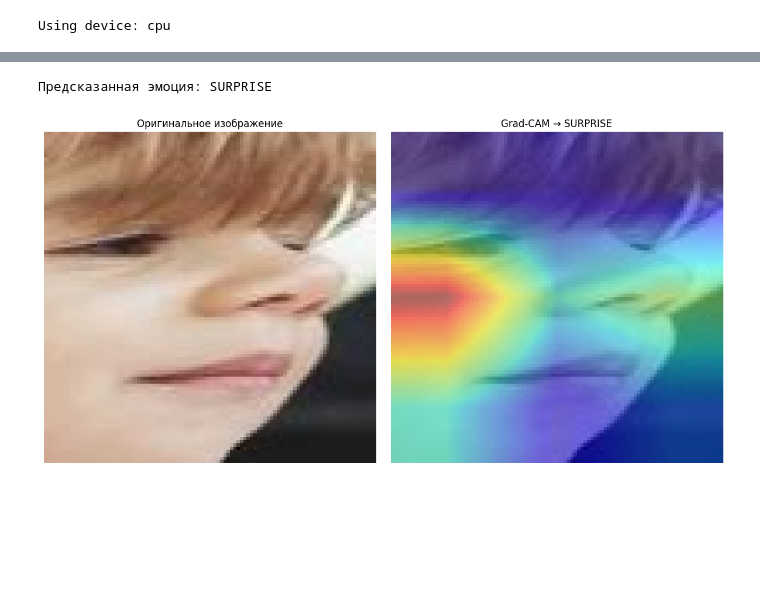
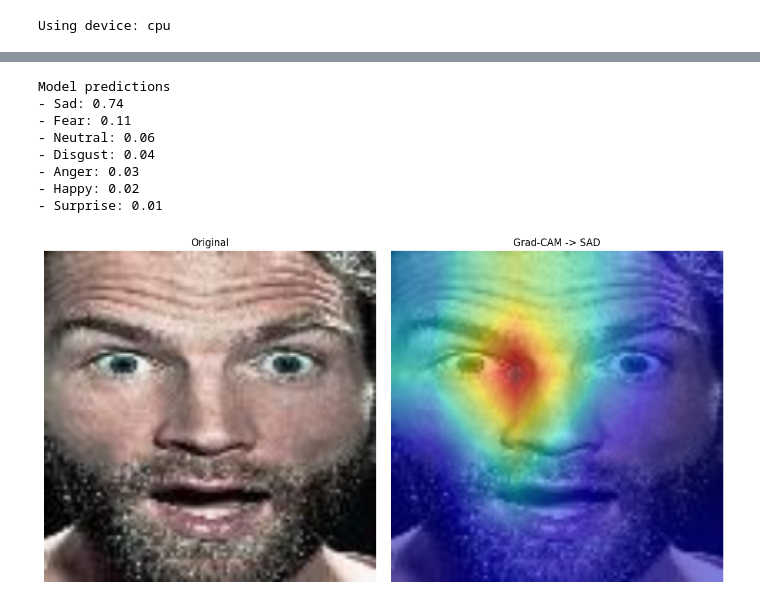
Before and after one commit to WorriedSeat/Grad-Cam, a Jupyter notebook: src/main.ipynb, the cells around one changed output, grey strips where cells are left out. Cells and saved outputs as stored; diff of their text form; code cells hidden in the pictures; blank space fills up the shorter version.

```diff
--- a/src/main.ipynb
+++ b/src/main.ipynb
@@ -161,40 +111,0 @@ plt.show()
-# %%
-from src.gradcam.grad_cam import GradCAM as MyGradCAM
-
-my_gradcam = MyGradCAM(model, target_layer)
-cam = my_gradcam(input_tensor)
-
-my_gradcam.remove_hooks()
-
-with torch.no_grad():
-    output = model(input_tensor)
-    pred_class = output.argmax(dim=1).item()
-
-emotion_labels = ["angry", "disgust", "fear", "happy", "sad", "surprise", "neutral"]
-print(f"Предсказанная эмоция: {emotion_labels[pred_class].upper()}")
-
-cam_tensor = torch.from_numpy(cam).unsqueeze(0).unsqueeze(0)  # [1, 1, H', W']
-cam_resized = F.interpolate(
-    cam_tensor,
-    size=(100, 100),
-    mode="bilinear",
-    align_corners=False
-).squeeze().numpy()
-
-
-fig, ax = plt.subplots(1, 2, figsize=(12, 6))
-
-ax[0].imshow(img_display)
-ax[0].set_title("Original")
-ax[0].axis("off")
-
-ax[1].imshow(img_display)
-ax[1].imshow(cam_resized, cmap="jet", alpha=0.5)
-ax[1].set_title(f"Grad-CAM -> {emotion_labels[pred_class].upper()}")
-ax[1].axis("off")
-
-plt.tight_layout()
-plt.show()
-# %% [output]
-Предсказанная эмоция: SURPRISE
-[figure, removed]
@@ -200,0 +162,12 @@ plt.show()
+# %%
+test_my_gradcam(path_to_image="src/image.png")
+# %% [output]
+Model predictions
+- Sad: 0.74
+- Fear: 0.11
+- Neutral: 0.06
+- Disgust: 0.04
+- Anger: 0.03
+- Happy: 0.02
+- Surprise: 0.01
+[figure, added]
```
Also changed, not shown: parts of 7 cells of this notebook, 1 other file.
